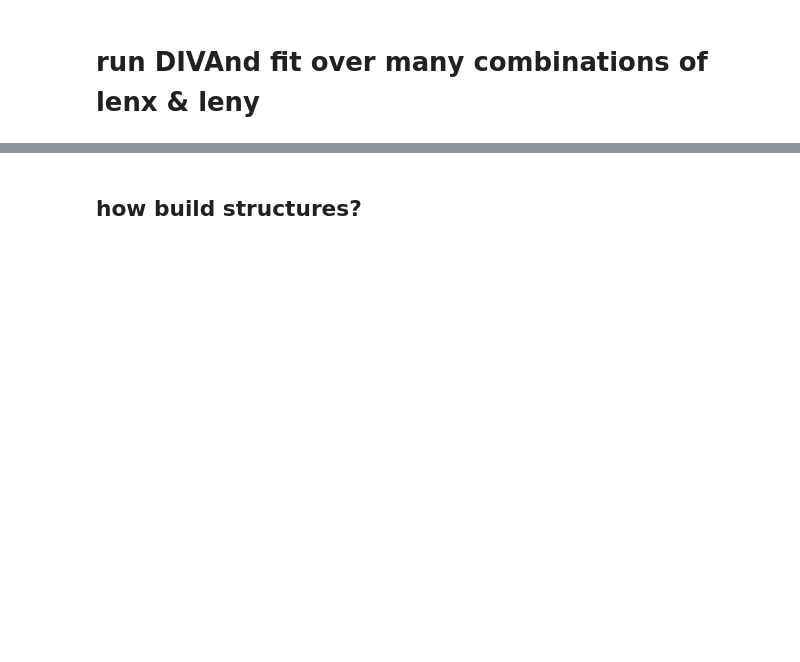
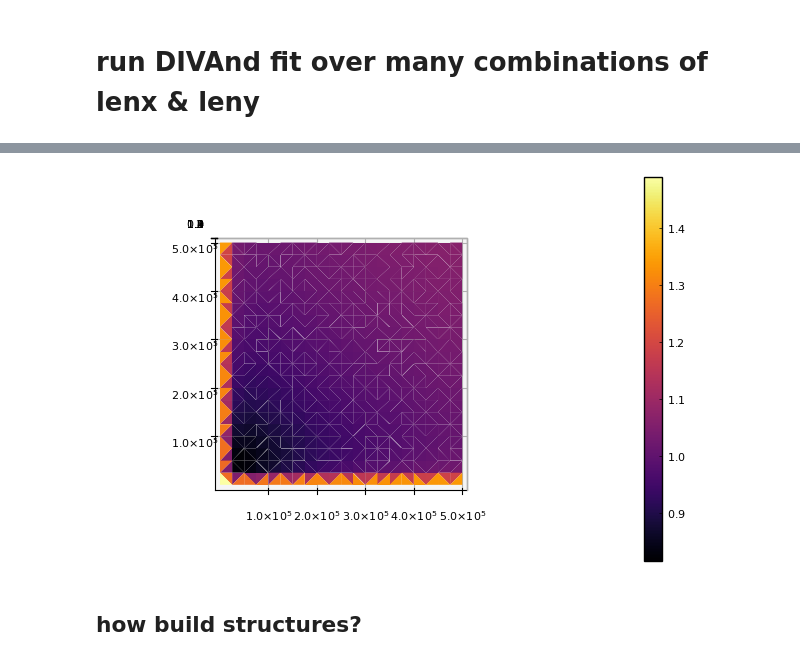
Before and after one commit to CARSv2/cars-v2, a Jupyter notebook: notebooks/parameter_sandbox.ipynb, the cells around one changed output, grey strips where cells are left out. Cells and saved outputs as stored; diff of their text form; code cells hidden in the pictures; blank space fills up the shorter version.

```diff
--- a/notebooks/parameter_sandbox.ipynb
+++ b/notebooks/parameter_sandbox.ipynb
@@ -555,3 +624,7 @@ Plots.surface(X,Y,Z,camera=[45,45])
+# %%
+Plots.surface(X,Y,Z,camera=[0,90])
+# %% [output]
+[figure, added]
 # %% [markdown]
 ## how build structures?
 # %%
```
Also changed, not shown: parts of 16 cells of this notebook.
